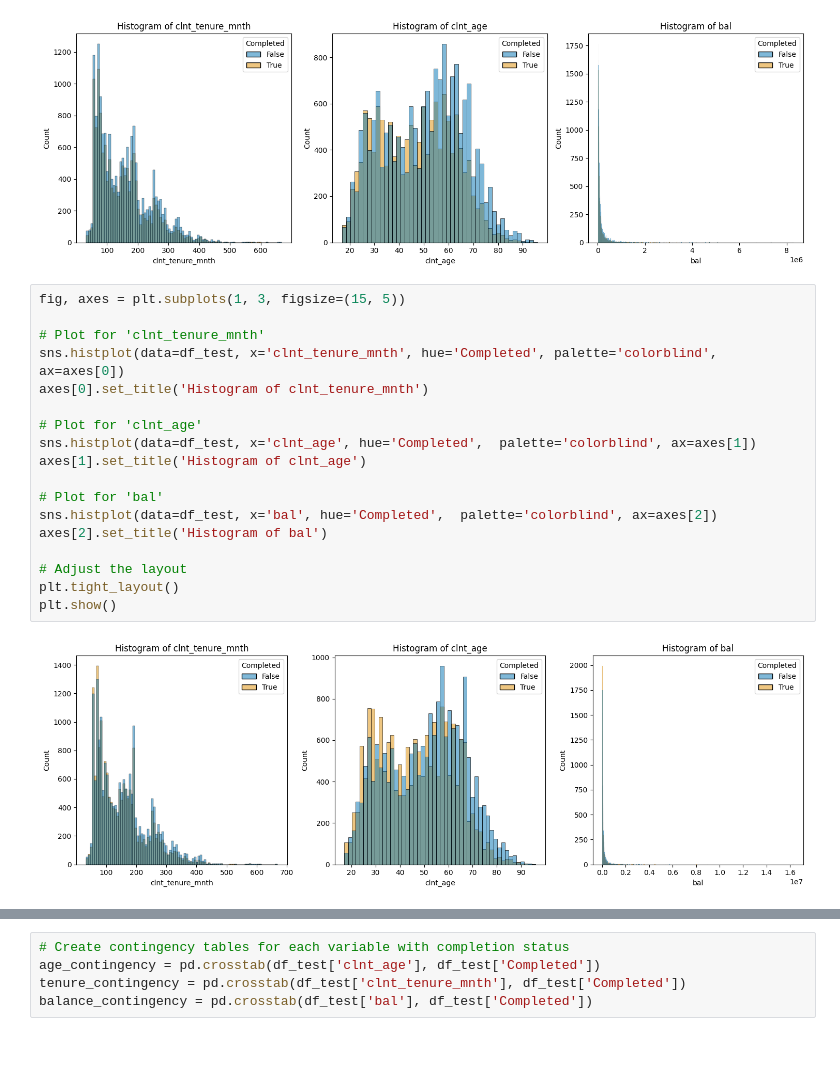
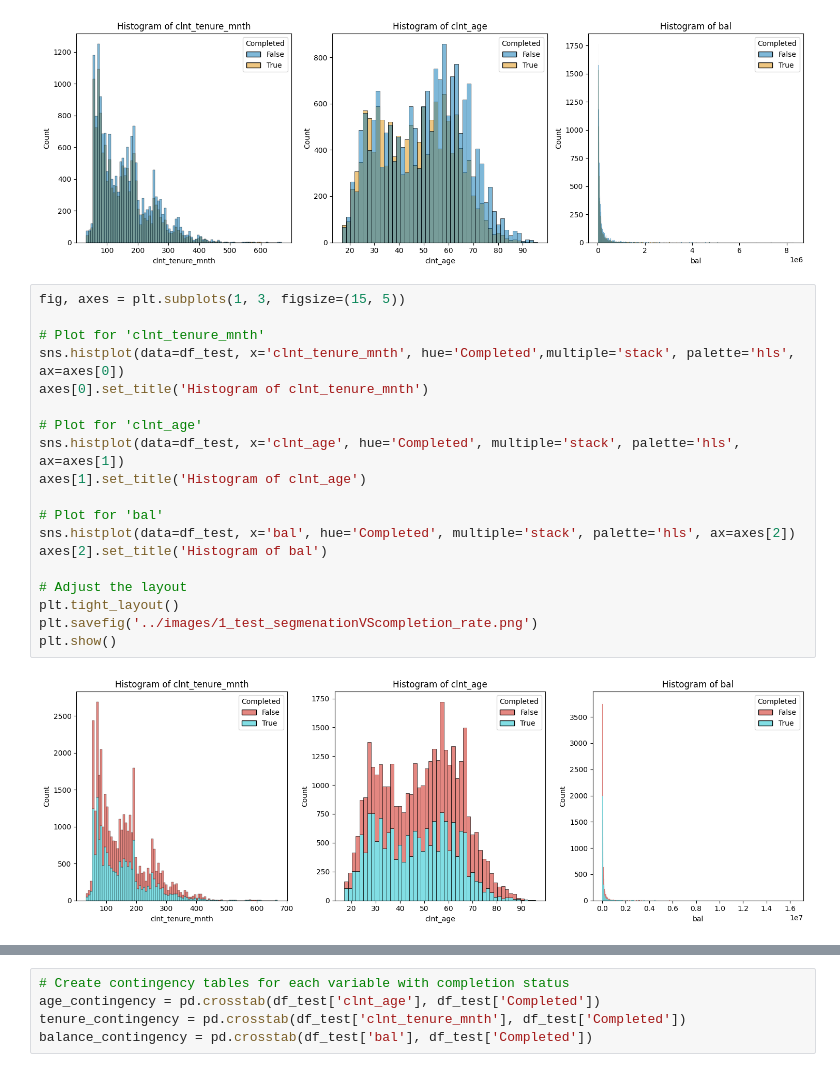
Before and after one commit to vsalto/Customer-Experience-UI-AB-Testing, a Jupyter notebook: notebooks/e-commerce_analysis-Chapter2.ipynb, the cells around one changed output, grey strips where cells are left out. Saved outputs shown, nothing was run; the diff lists cells and outputs as text.

```diff
--- a/notebooks/e-commerce_analysis-Chapter2.ipynb
+++ b/notebooks/e-commerce_analysis-Chapter2.ipynb
@@ -510,23 +556,24 @@ plt.show()
 # %%
 fig, axes = plt.subplots(1, 3, figsize=(15, 5))
 
 # Plot for 'clnt_tenure_mnth'
-sns.histplot(data=df_test, x='clnt_tenure_mnth', hue='Completed', palette='colorblind', ax=axes[0])
+sns.histplot(data=df_test, x='clnt_tenure_mnth', hue='Completed',multiple='stack', palette='hls', ax=axes[0])
 axes[0].set_title('Histogram of clnt_tenure_mnth')
 
 # Plot for 'clnt_age'
-sns.histplot(data=df_test, x='clnt_age', hue='Completed',  palette='colorblind', ax=axes[1])
+sns.histplot(data=df_test, x='clnt_age', hue='Completed', multiple='stack', palette='hls', ax=axes[1])
 axes[1].set_title('Histogram of clnt_age')
 
 # Plot for 'bal'
-sns.histplot(data=df_test, x='bal', hue='Completed',  palette='colorblind', ax=axes[2])
+sns.histplot(data=df_test, x='bal', hue='Completed', multiple='stack', palette='hls', ax=axes[2])
 axes[2].set_title('Histogram of bal')
 
 # Adjust the layout
 plt.tight_layout()
+plt.savefig('../images/1_test_segmenationVScompletion_rate.png')
 plt.show()
 # %% [output]
-[figure, old version]
+[figure, new version]
 # %%
 # Define bin edges
 bin_edges = np.arange(10, 90, 5)
```
Also changed, not shown: parts of 17 cells of this notebook.
